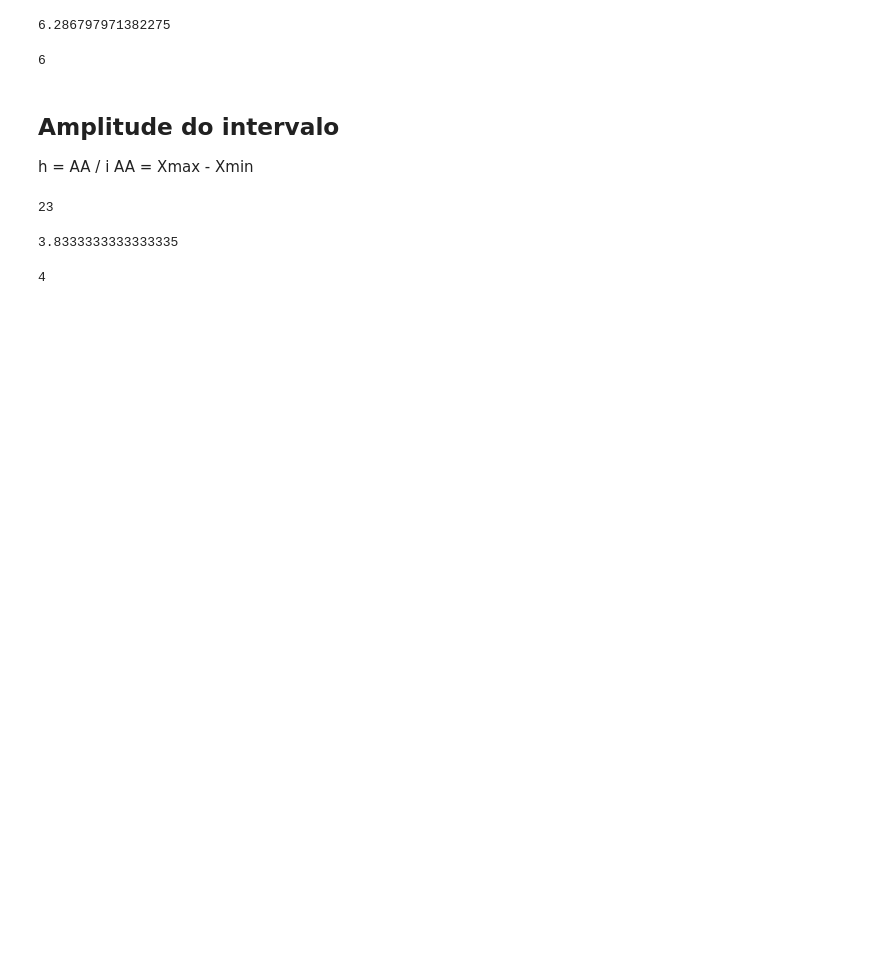
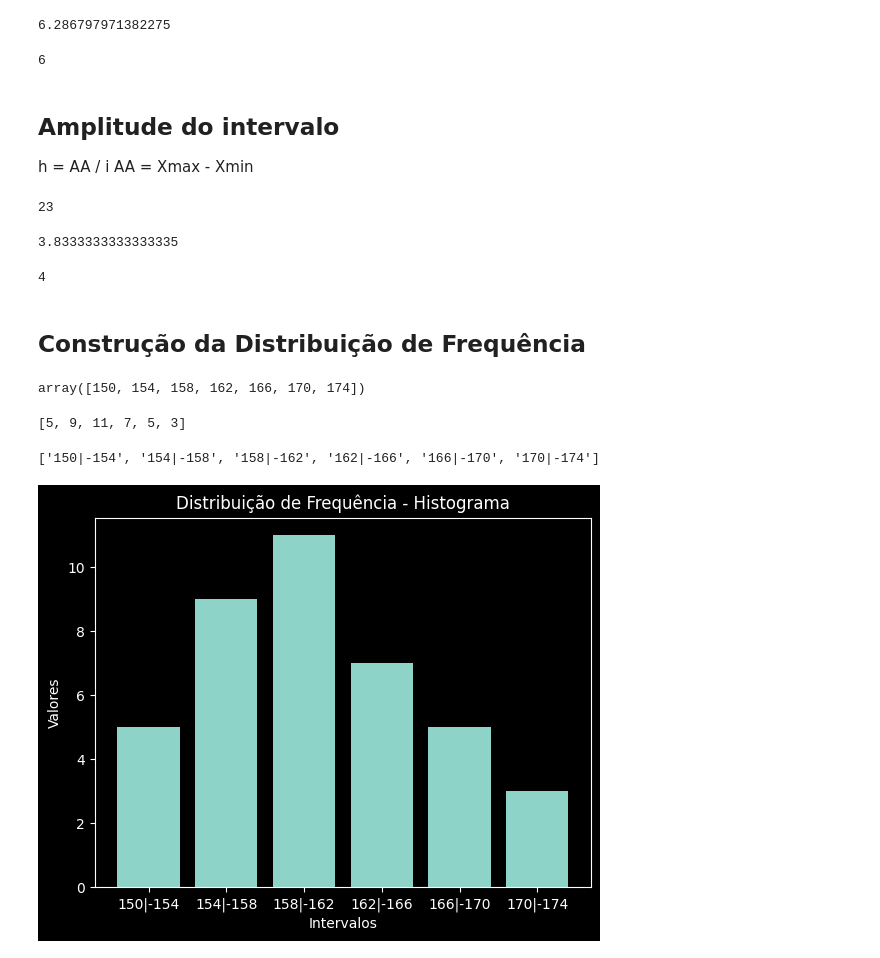
Before and after one commit to Joao-Inacio/Statistics_for-Data_Science, a Jupyter notebook: Distribuicao_de_Frequencia/Distribuicao_Frequencia.ipynb, the cells around one changed output. Cells and saved outputs as stored; diff of their text form; code cells hidden in the pictures; blank space fills up the shorter version.

Commit message:
Construção da Distribuição de Frequência

```diff
--- a/Distribuicao_de_Frequencia/Distribuicao_Frequencia.ipynb
+++ b/Distribuicao_de_Frequencia/Distribuicao_Frequencia.ipynb
@@ -92,3 +92,56 @@ h = ceil(h)
 h
 # %% [output]
 4
+# %% [markdown]
+## Construção da Distribuição de Frequência
+# %%
+# Criando o intervalo da distribuição
+intervalos = np.arange(minimo, maximo + 2, step=h)
+intervalos
+# %% [output]
+array([150, 154, 158, 162, 166, 170, 174])
+# %%
+# Criando a contagem dos intervalos
+intervalo1, intervalo2, intervalo3, intervalo4, intervalo5, intervalo6 = 0, 0, 0, 0, 0, 0
+for i in range(n):
+    if dados[i] >= intervalos[0] and dados[i] < intervalos[1]:
+        intervalo1 += 1
+    elif dados[i] >= intervalos[1] and dados[i] < intervalos[2]:
+        intervalo2 += 1
+    elif dados[i] >= intervalos[2] and dados[i] < intervalos[3]:
+        intervalo3 += 1
+    elif dados[i] >= intervalos[3] and dados[i] < intervalos[4]:
+        intervalo4 += 1
+    elif dados[i] >= intervalos[4] and dados[i] < intervalos[5]:
+        intervalo5 += 1
+    elif dados[i] >= intervalos[5] and dados[i] < intervalos[6]:
+        intervalo6 += 1
+# %%
+# Adicionado os intervalas em uma lista
+lista_intervalos = []
+lista_intervalos.append(intervalo1)
+lista_intervalos.append(intervalo2)
+lista_intervalos.append(intervalo3)
+lista_intervalos.append(intervalo4)
+lista_intervalos.append(intervalo5)
+lista_intervalos.append(intervalo6)
+lista_intervalos
+# %% [output]
+[5, 9, 11, 7, 5, 3]
+# %%
+# Criando a lista de classes
+lista_classe = []
+for i in range(len(lista_intervalos)):
+    lista_classe.append(f'{str(intervalos[i])}|-{str(intervalos[i + 1])}')
+
+lista_classe
+# %% [output]
+['150|-154', '154|-158', '158|-162', '162|-166', '166|-170', '170|-174']
+# %%
+# Visualizando o gráfico
+plt.bar(lista_classe, lista_intervalos)
+plt.title('Distribuição de Frequência - Histograma')
+plt.xlabel('Intervalos')
+plt.ylabel('Valores');
+# %% [output]
+[figure, added]
```
